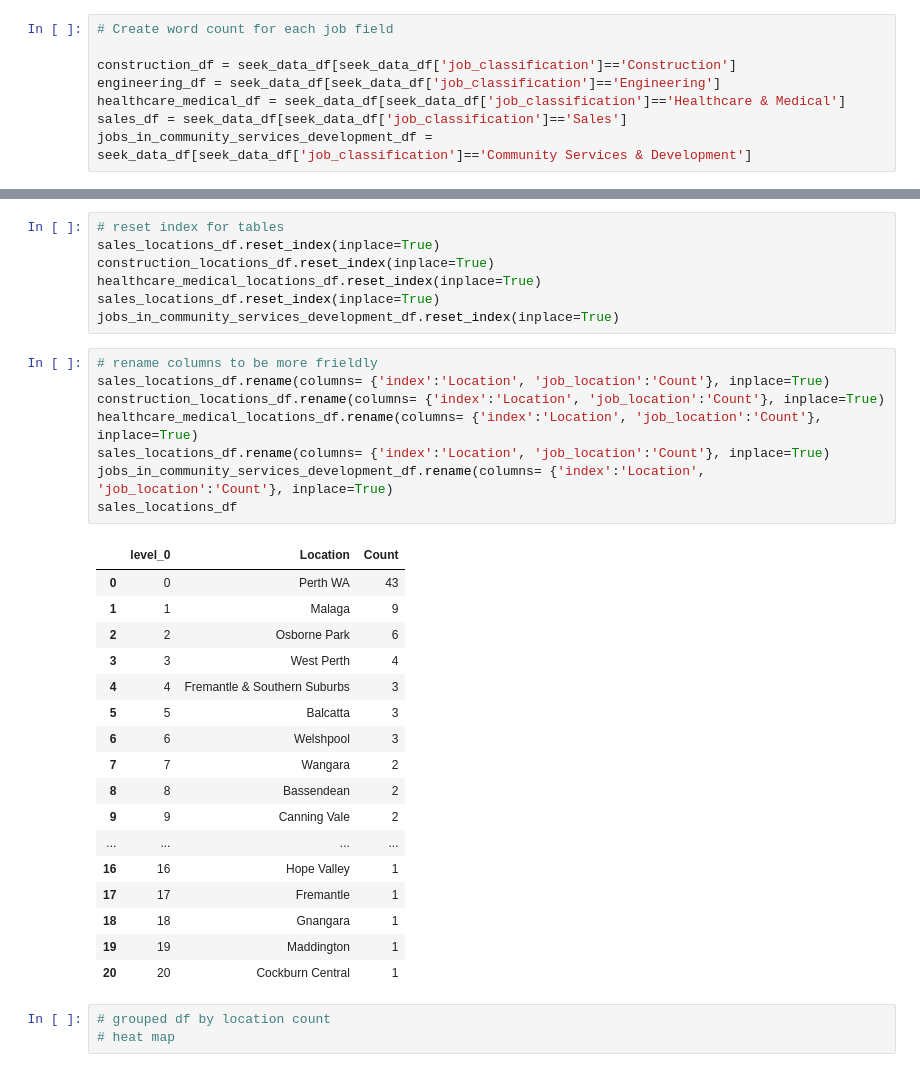
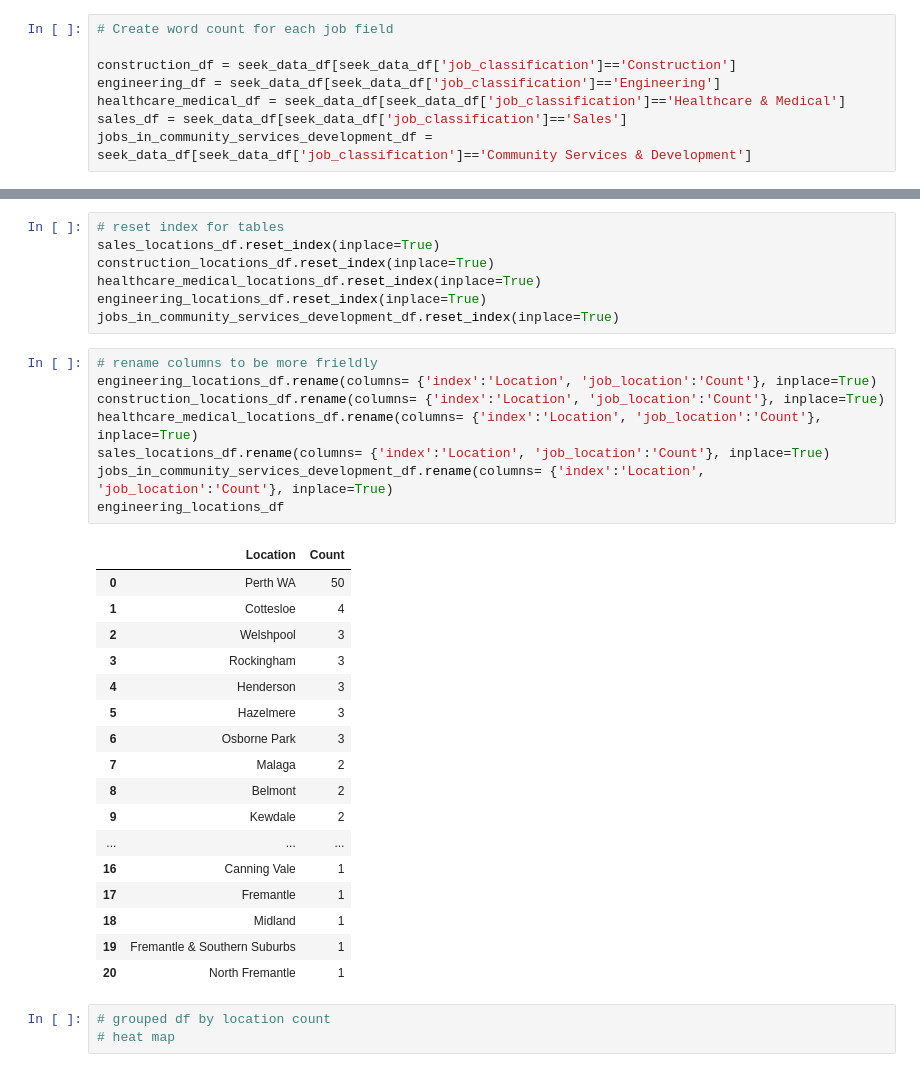
Before and after one commit to jonowood/Project_3, a Jupyter notebook: Webscraper Clean - Jon-checkpoint.ipynb, the cells around one changed output, grey strips where cells are left out. Drawn from its saved outputs; the diff is of its cells as text.

```diff
--- a/Webscraper Clean - Jon-checkpoint.ipynb
+++ b/Webscraper Clean - Jon-checkpoint.ipynb
@@ -256,34 +260,34 @@ jobs_in_community_services_development_df
 sales_locations_df.reset_index(inplace=True)
 construction_locations_df.reset_index(inplace=True)
 healthcare_medical_locations_df.reset_index(inplace=True)
-sales_locations_df.reset_index(inplace=True)
+engineering_locations_df.reset_index(inplace=True)
 jobs_in_community_services_development_df.reset_index(inplace=True)
 # %%
 # rename columns to be more frieldly
-sales_locations_df.rename(columns= {'index':'Location', 'job_location':'Count'}, inplace=True)
+engineering_locations_df.rename(columns= {'index':'Location', 'job_location':'Count'}, inplace=True)
 construction_locations_df.rename(columns= {'index':'Location', 'job_location':'Count'}, inplace=True)
 healthcare_medical_locations_df.rename(columns= {'index':'Location', 'job_location':'Count'}, inplace=True)
 sales_locations_df.rename(columns= {'index':'Location', 'job_location':'Count'}, inplace=True)
 jobs_in_community_services_development_df.rename(columns= {'index':'Location', 'job_location':'Count'}, inplace=True)
-sales_locations_df
+engineering_locations_df
 # %% [output]
-|  | level_0 | Location | Count |
-| 0 | 0 | Perth WA | 43 |
-| 1 | 1 | Malaga | 9 |
-| 2 | 2 | Osborne Park | 6 |
-| 3 | 3 | West Perth | 4 |
-| 4 | 4 | Fremantle & Southern Suburbs | 3 |
-| 5 | 5 | Balcatta | 3 |
-| 6 | 6 | Welshpool | 3 |
-| 7 | 7 | Wangara | 2 |
-| 8 | 8 | Bassendean | 2 |
-| 9 | 9 | Canning Vale | 2 |
-| ... | ... | ... | ... |
-| 16 | 16 | Hope Valley | 1 |
-| 17 | 17 | Fremantle | 1 |
-| 18 | 18 | Gnangara | 1 |
-| 19 | 19 | Maddington | 1 |
-| 20 | 20 | Cockburn Central | 1 |
+|  | Location | Count |
+| 0 | Perth WA | 50 |
+| 1 | Cottesloe | 4 |
+| 2 | Welshpool | 3 |
+| 3 | Rockingham | 3 |
+| 4 | Henderson | 3 |
+| 5 | Hazelmere | 3 |
+| 6 | Osborne Park | 3 |
+| 7 | Malaga | 2 |
+| 8 | Belmont | 2 |
+| 9 | Kewdale | 2 |
+| ... | ... | ... |
+| 16 | Canning Vale | 1 |
+| 17 | Fremantle | 1 |
+| 18 | Midland | 1 |
+| 19 | Fremantle & Southern Suburbs | 1 |
+| 20 | North Fremantle | 1 |
 # %%
 # grouped df by location count
 # heat map
```
Also changed, not shown: parts of 4 cells of this notebook.
